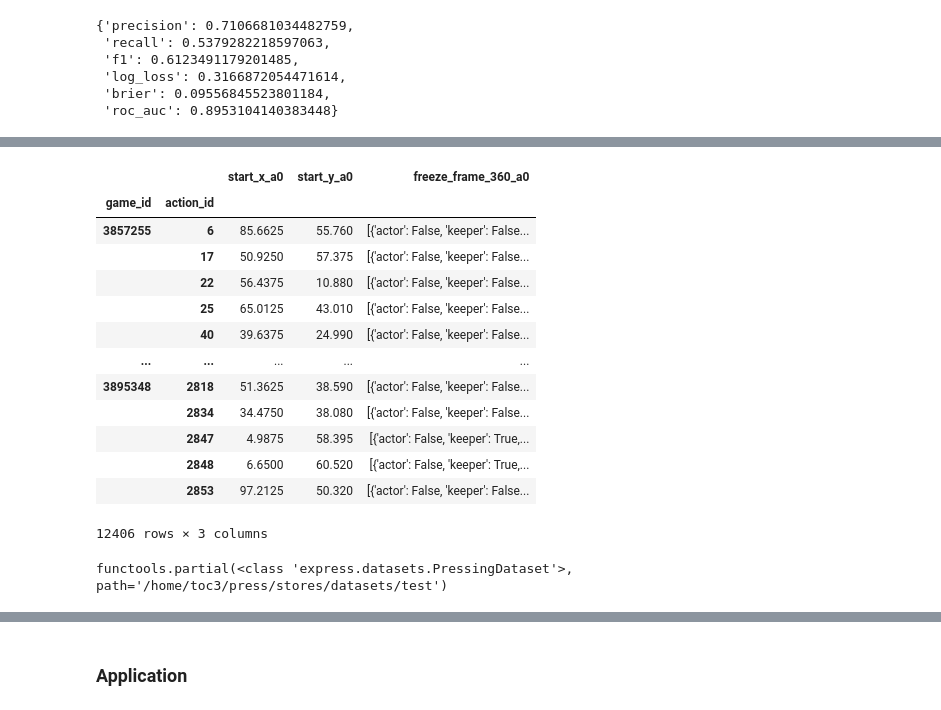
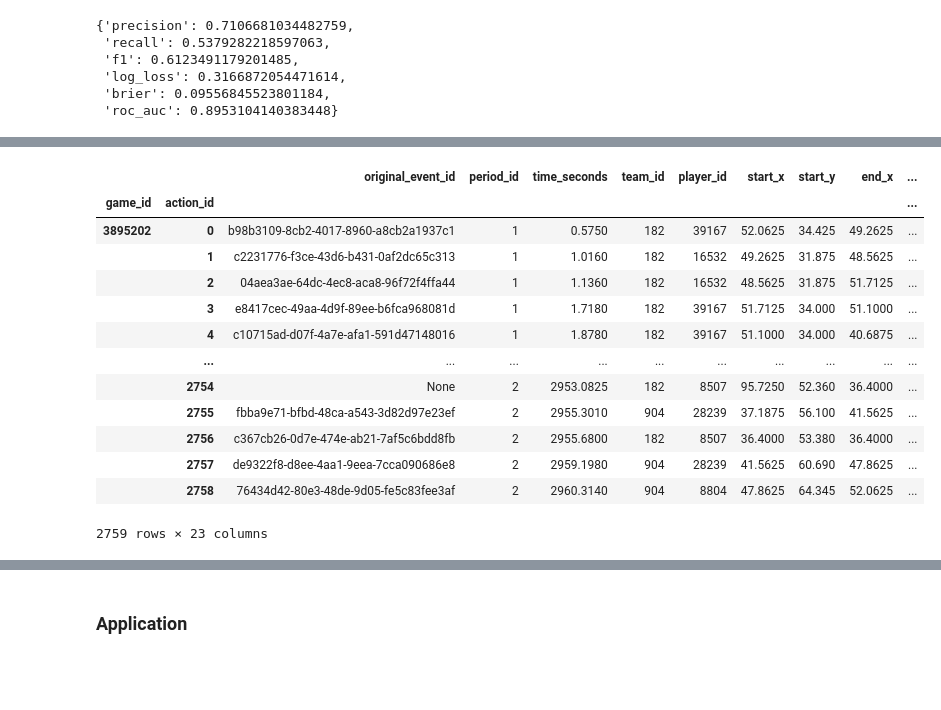
Before and after one commit to leemingo/sr-press, a Jupyter notebook: notebook/5-simulated-pressing-application.ipynb, the cells around one changed output, grey strips where cells are left out. Cells and saved outputs as stored; diff of their text form; code cells hidden in the pictures; blank space fills up the shorter version.

```diff
--- a/notebook/5-simulated-pressing-application.ipynb
+++ b/notebook/5-simulated-pressing-application.ipynb
@@ -128,0 +69,23 @@ df_actions.head(2)
+# %%
+from express.simulates import expressXGBoostComponent
+
+simulate = expressXGBoostComponent(component,
+                                   db= test_db,
+                                   xfns= test_dataset.xfns.keys(),
+                                   nb_prev_actions=nb_prev_actions)
+
+game_id = 3895202
+action_id = 555
+freeze_frame_idx = 6
+
+actions = add_names(test_db.actions(3895202))
+freeze_frame_360 = pd.DataFrame(actions.loc[(game_id, action_id)]["freeze_frame_360"])
+x, y = freeze_frame_360.loc[freeze_frame_idx, ["x", "y"]]
+dx_range = range(-5, 5)
+dy_range = range(-5, 5)
+xy = [(x + dx, y + dy) for dx in dx_range for dy in dy_range]
+
+home_team_id, away_team_id = test_db.get_home_away_team_id(game_id = game_id)
+simulated_instances = simulate.simulate(game_id= game_id, action_id= action_id,
+                                     freeze_frame_idx= freeze_frame_idx, xy= xy)
+simulated_instances
@@ -225,21 +204,17 @@ array([{'actor': False, 'keeper': False, 'teammate': False, 'x': 66.402636083289
-# %%
-test_dataset.features
-# %% [output]
-|  |  | start_x_a0 | start_y_a0 | freeze_frame_360_a0 |
-| game_id | action_id |  |  |  |
-| 3857255 | 6 | 85.6625 | 55.760 | [{'actor': False, 'keeper': False... |
-|  | 17 | 50.9250 | 57.375 | [{'actor': False, 'keeper': False... |
-|  | 22 | 56.4375 | 10.880 | [{'actor': False, 'keeper': False... |
-|  | 25 | 65.0125 | 43.010 | [{'actor': False, 'keeper': False... |
-|  | 40 | 39.6375 | 24.990 | [{'actor': False, 'keeper': False... |
-| ... | ... | ... | ... | ... |
-| 3895348 | 2818 | 51.3625 | 38.590 | [{'actor': False, 'keeper': False... |
-|  | 2834 | 34.4750 | 38.080 | [{'actor': False, 'keeper': False... |
-|  | 2847 | 4.9875 | 58.395 | [{'actor': False, 'keeper': True,... |
-|  | 2848 | 6.6500 | 60.520 | [{'actor': False, 'keeper': True,... |
-|  | 2853 | 97.2125 | 50.320 | [{'actor': False, 'keeper': False... |
-12406 rows × 3 columns
-# %%
-y_pred
-# %% [output]
-functools.partial(<class 'express.datasets.PressingDataset'>, path='/home/toc3/press/stores/datasets/test')
+# %%
+actions.loc[g]
+# %% [output]
+|  |  | original_event_id | period_id | time_seconds | team_id | player_id | start_x | start_y | end_x | ... |
+| game_id | action_id |  |  |  |  |  |  |  |  | ... |
+| 3895202 | 0 | b98b3109-8cb2-4017-8960-a8cb2a1937c1 | 1 | 0.5750 | 182 | 39167 | 52.0625 | 34.425 | 49.2625 | ... |
+|  | 1 | c2231776-f3ce-43d6-b431-0af2dc65c313 | 1 | 1.0160 | 182 | 16532 | 49.2625 | 31.875 | 48.5625 | ... |
+|  | 2 | 04aea3ae-64dc-4ec8-aca8-96f72f4ffa44 | 1 | 1.1360 | 182 | 16532 | 48.5625 | 31.875 | 51.7125 | ... |
+|  | 3 | e8417cec-49aa-4d9f-89ee-b6fca968081d | 1 | 1.7180 | 182 | 39167 | 51.7125 | 34.000 | 51.1000 | ... |
+|  | 4 | c10715ad-d07f-4a7e-afa1-591d47148016 | 1 | 1.8780 | 182 | 39167 | 51.1000 | 34.000 | 40.6875 | ... |
+|  | ... | ... | ... | ... | ... | ... | ... | ... | ... | ... |
+|  | 2754 | None | 2 | 2953.0825 | 182 | 8507 | 95.7250 | 52.360 | 36.4000 | ... |
+|  | 2755 | fbba9e71-bfbd-48ca-a543-3d82d97e23ef | 2 | 2955.3010 | 904 | 28239 | 37.1875 | 56.100 | 41.5625 | ... |
+|  | 2756 | c367cb26-0d7e-474e-ab21-7af5c6bdd8fb | 2 | 2955.6800 | 182 | 8507 | 36.4000 | 53.380 | 36.4000 | ... |
+|  | 2757 | de9322f8-d8ee-4aa1-9eea-7cca090686e8 | 2 | 2959.1980 | 904 | 28239 | 41.5625 | 60.690 | 47.8625 | ... |
+|  | 2758 | 76434d42-80e3-48de-9d05-fe5c83fee3af | 2 | 2960.3140 | 904 | 8804 | 47.8625 | 64.345 | 52.0625 | ... |
+2759 rows × 23 columns
```
Also changed, not shown: parts of 16 cells of this notebook, 2 other files.
